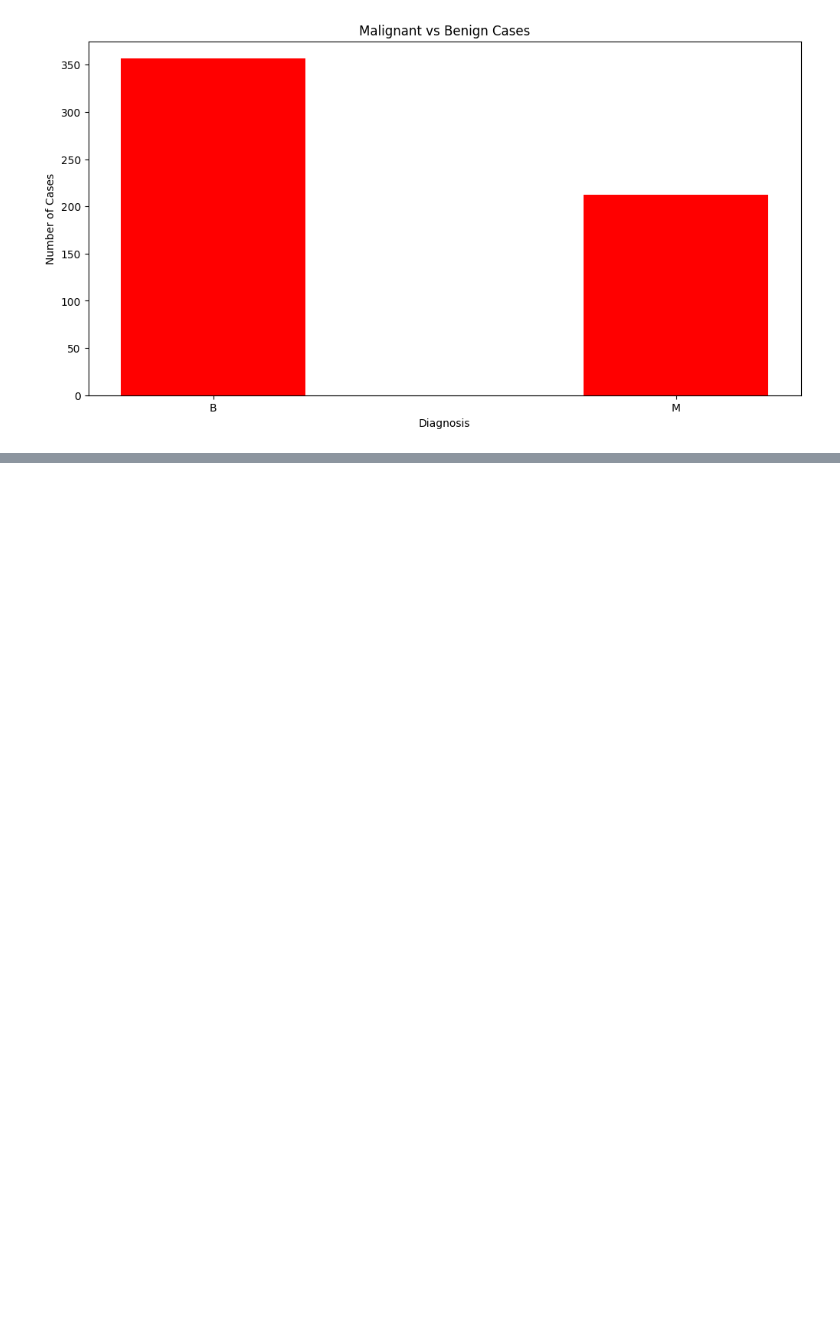
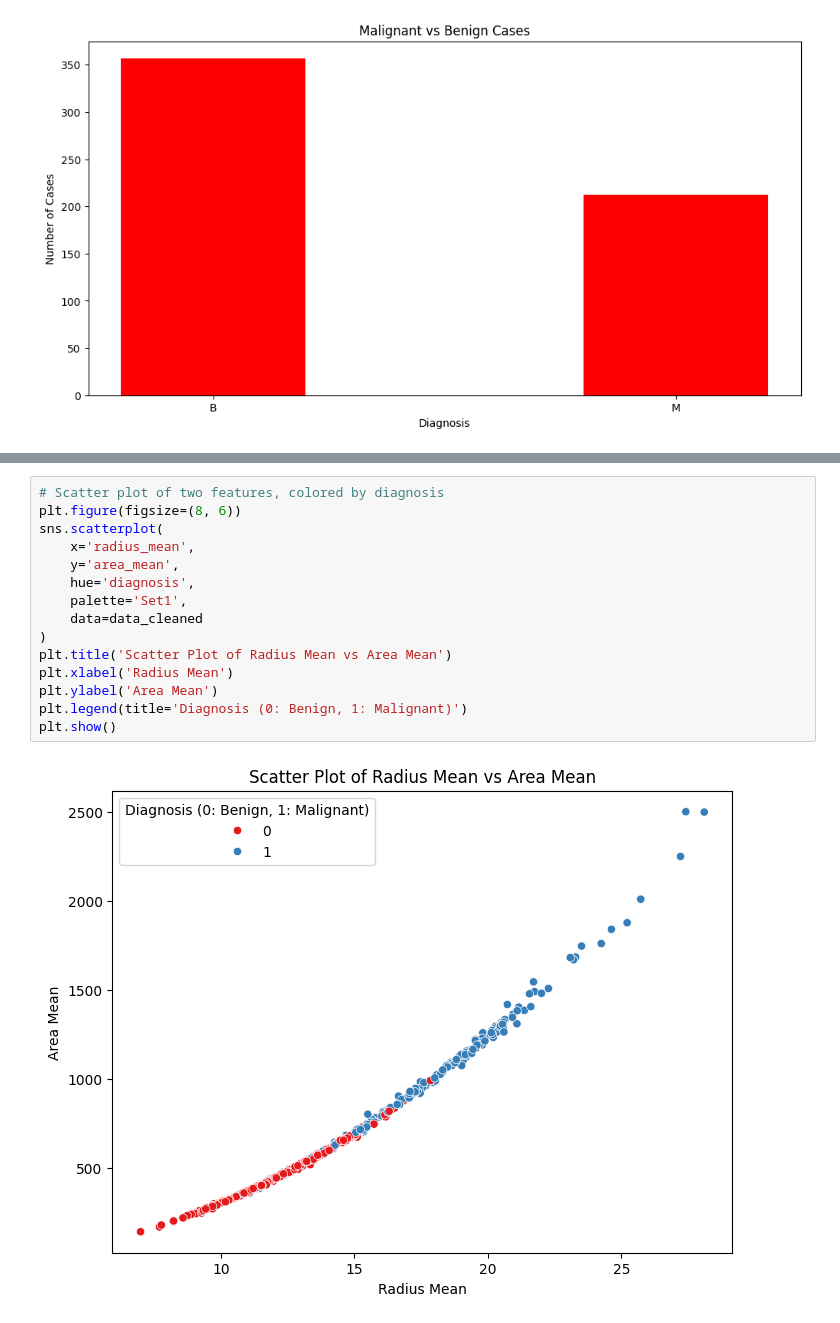
Before and after one commit to Aditisoni99/Breast-cancer-Prediction-, a Jupyter notebook: FinalProject.ipynb, the cells around one changed output, grey strips where cells are left out. Saved outputs shown, nothing was run; the diff lists cells and outputs as text; blank space fills up the shorter version.

```diff
--- a/FinalProject.ipynb
+++ b/FinalProject.ipynb
@@ -71,0 +150,17 @@ plt.show()
+# %%
+# Scatter plot of two features, colored by diagnosis
+plt.figure(figsize=(8, 6))
+sns.scatterplot(
+    x='radius_mean',
+    y='area_mean',
+    hue='diagnosis',
+    palette='Set1',
+    data=data_cleaned
+)
+plt.title('Scatter Plot of Radius Mean vs Area Mean')
+plt.xlabel('Radius Mean')
+plt.ylabel('Area Mean')
+plt.legend(title='Diagnosis (0: Benign, 1: Malignant)')
+plt.show()
+# %% [output]
+[figure, added]
```
Also changed, not shown: parts of 19 cells of this notebook.
